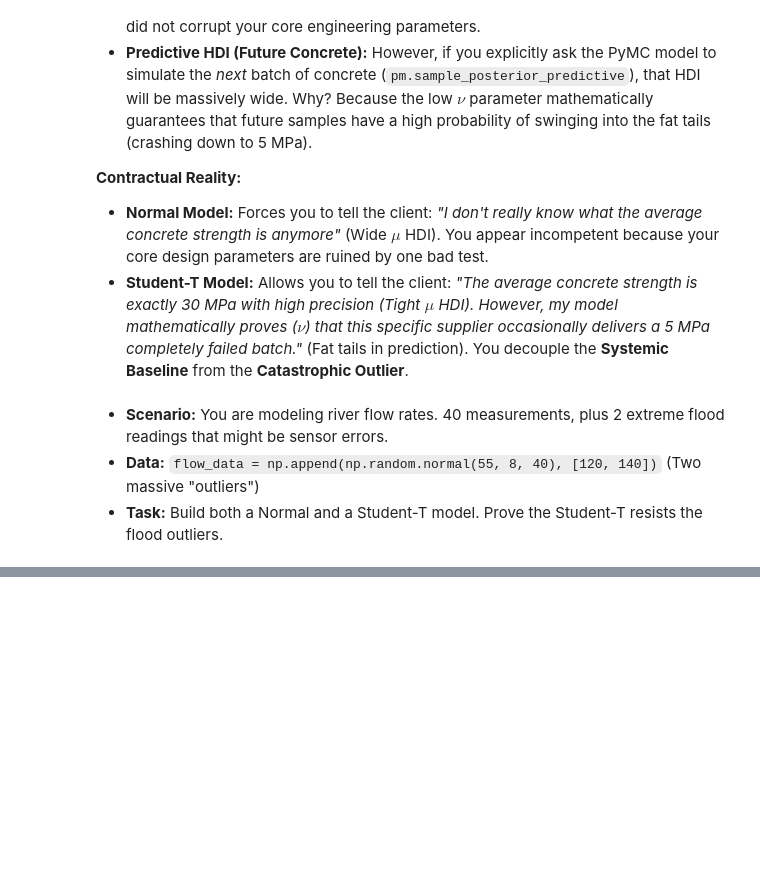
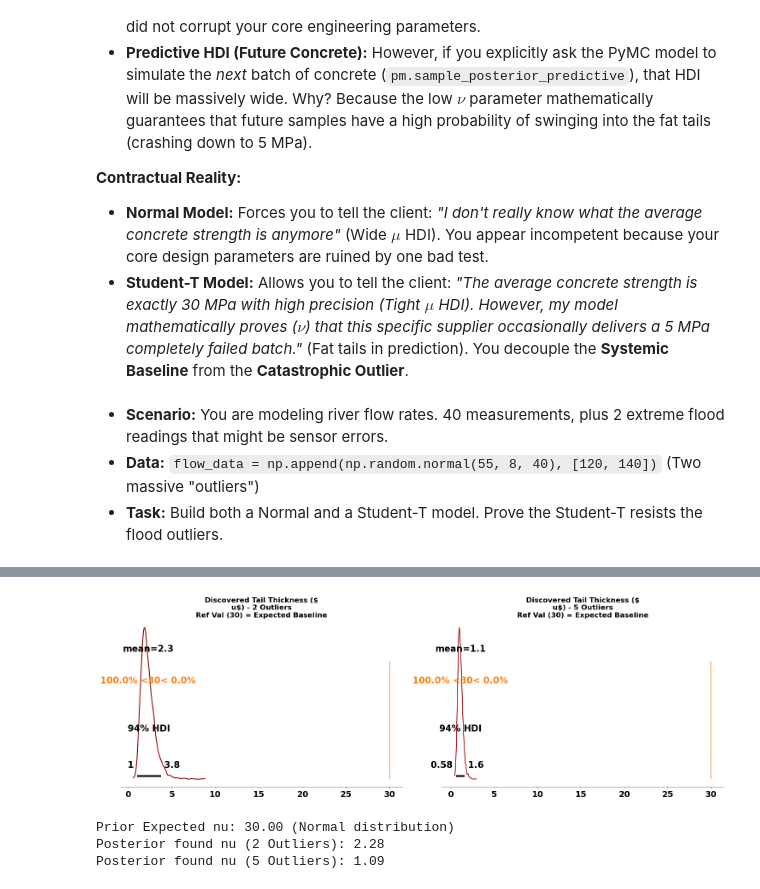
Before and after one commit to wxb-sly/risk-rock, a Jupyter notebook: training/mcmc/studenT.ipynb, the cells around one changed output, grey strips where cells are left out. Drawn from its saved outputs; the diff is of its cells as text; code cells hidden in the pictures; blank space fills up the shorter version.

Commit message:
training(mcmc): variation, extraction of nu param; add bayesian (self)insights

```diff
--- a/training/mcmc/studenT.ipynb
+++ b/training/mcmc/studenT.ipynb
@@ -214,0 +271,48 @@ plt.show()
+# %%
+#  Extracting and Comparing the discovered nu parameter
+# We use ArviZ to read the traces and see how tail thickness adapts
+# when it faces 2 outliers vs 5 outliers.
+
+fig, axes = plt.subplots(1, 2, figsize=(15, 5))
+
+# 1. The 2-Outlier Model
+az.plot_posterior(trace_robusty_2, var_names=["nu_r"], ref_val=30, color="darkred", ax=axes[0])
+axes[0].set_title("Discovered Tail Thickness ($\nu$) - 2 Outliers\nRef Val (30) = Expected Baseline")
+
+# 2. The 5-Outlier Model
+az.plot_posterior(trace_robusty_5, var_names=["nu_r5"], ref_val=30, color="firebrick", ax=axes[1])
+axes[1].set_title("Discovered Tail Thickness ($\nu$) - 5 Outliers\nRef Val (30) = Expected Baseline")
+
+plt.tight_layout()
+plt.show()
+
+# Print the numerical summary
+nu_mean_2 = float(trace_robusty_2.posterior["nu_r"].mean())
+nu_mean_5 = float(trace_robusty_5.posterior["nu_r5"].mean())
+
+
+print(f"Prior Expected nu: 30.00 (Normal distribution)")
+print(f"Posterior found nu (2 Outliers): {nu_mean_2:.2f}")
+print(f"Posterior found nu (5 Outliers): {nu_mean_5:.2f}")
+# With more outliers (5 instead of 2), the MCMC engine senses
+#a more chaotic environment and pushes nu even lower to structurally
+#thicken the tails and protect the baseline.
+
+
+# wow, so observed that 'nu' is also a distribution, shown with mu and hdi; no kid when say everything is a distro
+# with more outliers as pre stated, model is more convergent/confident
+# so to keep our mean closer to 'true' mu, this nu param widens rather than our mu, sigma params (structural integrity)
+
+
+# "If everything is moving, how do I take a step?"
+# Confidence in Bayesian math does not mean "things are good." It means "I know exactly what ignorance looks like."
+# not more about knowing reality than it is about knowing owns ignorance
+
+# here we calculate the cost of fat-tails; whether ignoring it
+# and subsequently (maybe) falling prey to it is cheaper or doing sth worth money
+# and retracting the tail is cheaper
+# %% [output]
+[figure, added]
+Prior Expected nu: 30.00 (Normal distribution)
+Posterior found nu (2 Outliers): 2.28
+Posterior found nu (5 Outliers): 1.09
```
Also changed, not shown: parts of 6 cells of this notebook.
